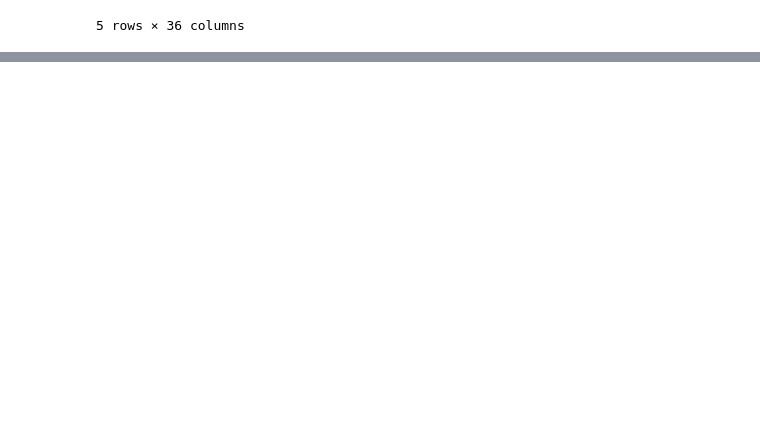
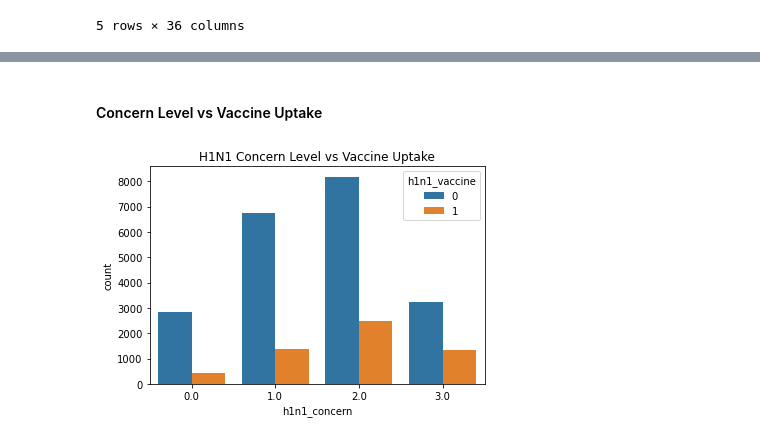
Before and after one commit to isabellasiele/H1N1-vaccine-Project, a Jupyter notebook: index.ipynb, the cells around one changed output, grey strips where cells are left out. Cells and saved outputs as stored; diff of their text form; code cells hidden in the pictures; blank space fills up the shorter version.

```diff
--- a/index.ipynb
+++ b/index.ipynb
@@ -64,0 +342,12 @@ test_features_df.head()
+# %% [markdown]
+#### Concern Level vs Vaccine Uptake
+# %%
+sns.countplot(
+    data=training_features_df.join(training_labels_df['h1n1_vaccine']),
+    x='h1n1_concern',
+    hue='h1n1_vaccine'
+)
+plt.title('H1N1 Concern Level vs Vaccine Uptake')
+plt.show()
+# %% [output]
+[figure, added]
```
Also changed, not shown: parts of 57 cells of this notebook.
